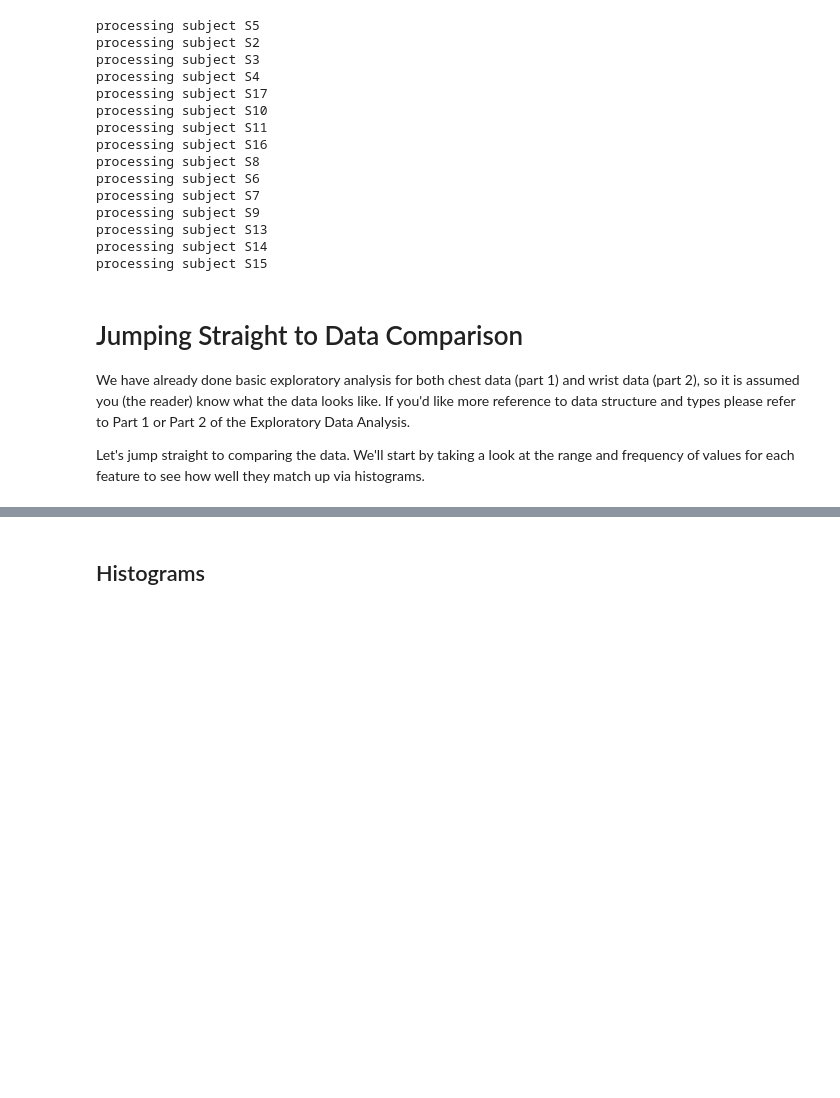
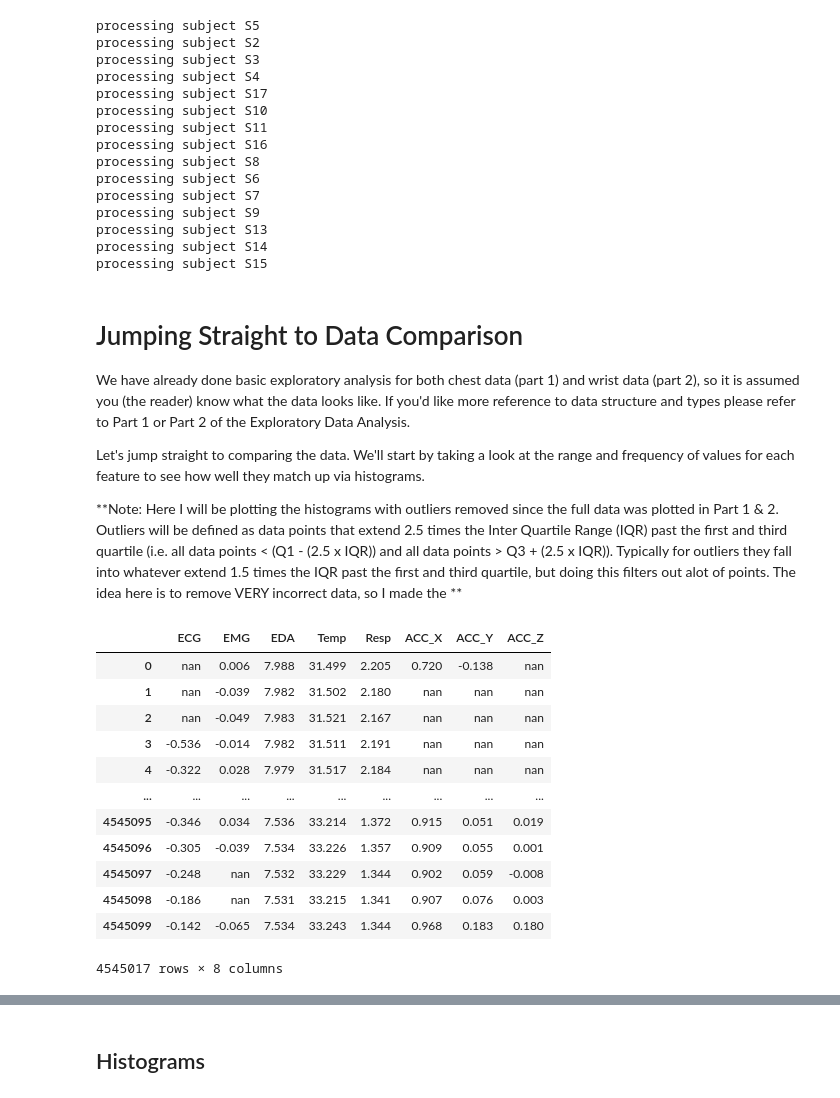
Before and after one commit to njfritter/Characteristic-Based-Time-Series-Clustering, a Jupyter notebook: rCode2012/notebooks/wesad_chest_wrist_data_comparison.ipynb, the cells around one changed output, grey strips where cells are left out. Saved outputs shown, nothing was run; the diff lists cells and outputs as text; code cells hidden in the pictures; blank space fills up the shorter version.

```diff
--- a/rCode2012/notebooks/wesad_chest_wrist_data_comparison.ipynb
+++ b/rCode2012/notebooks/wesad_chest_wrist_data_comparison.ipynb
@@ -188,3 +188,46 @@ processing subject S15
 We have already done basic exploratory analysis for both chest data (part 1) and wrist data (part 2), so it is assumed you (the reader) know what the data looks like. If you'd like more reference to data structure and types please refer to Part 1 or Part 2 of the Exploratory Data Analysis.
 
 Let's jump straight to comparing the data. We'll start by taking a look at the range and frequency of values for each feature to see how well they match up via histograms.
+
+**Note: Here I will be plotting the histograms with outliers removed since the full data was plotted in Part 1 & 2. Outliers will be defined as data points that extend 2.5 times the Inter Quartile Range (IQR) past the first and third quartile (i.e. all data points < (Q1 - (2.5 x IQR)) and all data points > Q3 + (2.5 x IQR)). Typically for outliers they fall into whatever extend 1.5 times the IQR past the first and third quartile, but doing this filters out alot of points. The idea here is to remove VERY incorrect data, so I made the  **
+# %%
+# Make a function that inputs a dataframe, calculates the quartiles and interquartile range of each feature,
+# then removes outliers according to the above criteria
+def remove_outliers(df):
+    df_description = df.describe()
+    interquartile_ranges = pd.to_numeric(df_description.loc['75%']) -  pd.to_numeric(df_description.loc['25%'])
+    lower_bound = (pd.to_numeric(df_description.loc['25%']) - (2.5 * interquartile_ranges)).to_frame().T
+    upper_bound = (pd.to_numeric(df_description.loc['75%']) + (2.5 * interquartile_ranges)).to_frame().T
+    # Iterate through columns one at a time + remove outliers
+    cols_no_outliers = []
+    #df.loc[(df['ACC_X'] > lb.to_frame().T['ACC_X'].ravel()[0]) & (df['ACC_X'] < ub.to_frame().T['ACC_X'].ravel()[0]),'ACC_X']
+    for col in df.columns:
+        col_lower_bound = lower_bound[col].ravel()[0]
+        col_upper_bound = upper_bound[col].ravel()[0]
+        col_no_outliers = df.loc[(df[col] > col_lower_bound) & (df[col] < col_upper_bound),col]
+        cols_no_outliers.append(col_no_outliers)
+
+    df_no_outliers = pd.concat(cols_no_outliers,axis=1)
+    return df_no_outliers
+    #return lower_bound,upper_bound
+    #print('Lower bound:', lower_bound)
+    #print('Upper bound:', upper_bound)
+    #df_less_outliers = df.loc[(df < lower_bound and df > upper_bound),:]
+    #print(df_less_outliers)
+# %%
+df_no_outliers = remove_outliers(subject_dct['S3']['chest_df'].drop(columns='SUBJECT_ID'))
+display(df_no_outliers)
+# %% [output]
+|  | ECG | EMG | EDA | Temp | Resp | ACC_X | ACC_Y | ACC_Z |
+| 0 | nan | 0.006 | 7.988 | 31.499 | 2.205 | 0.720 | -0.138 | nan |
+| 1 | nan | -0.039 | 7.982 | 31.502 | 2.180 | nan | nan | nan |
+| 2 | nan | -0.049 | 7.983 | 31.521 | 2.167 | nan | nan | nan |
+| 3 | -0.536 | -0.014 | 7.982 | 31.511 | 2.191 | nan | nan | nan |
+| 4 | -0.322 | 0.028 | 7.979 | 31.517 | 2.184 | nan | nan | nan |
+| ... | ... | ... | ... | ... | ... | ... | ... | ... |
+| 4545095 | -0.346 | 0.034 | 7.536 | 33.214 | 1.372 | 0.915 | 0.051 | 0.019 |
+| 4545096 | -0.305 | -0.039 | 7.534 | 33.226 | 1.357 | 0.909 | 0.055 | 0.001 |
+| 4545097 | -0.248 | nan | 7.532 | 33.229 | 1.344 | 0.902 | 0.059 | -0.008 |
+| 4545098 | -0.186 | nan | 7.531 | 33.215 | 1.341 | 0.907 | 0.076 | 0.003 |
+| 4545099 | -0.142 | -0.065 | 7.534 | 33.243 | 1.344 | 0.968 | 0.183 | 0.180 |
+4545017 rows × 8 columns
```
Also changed, not shown: parts of 4 cells of this notebook, 2 other files.
